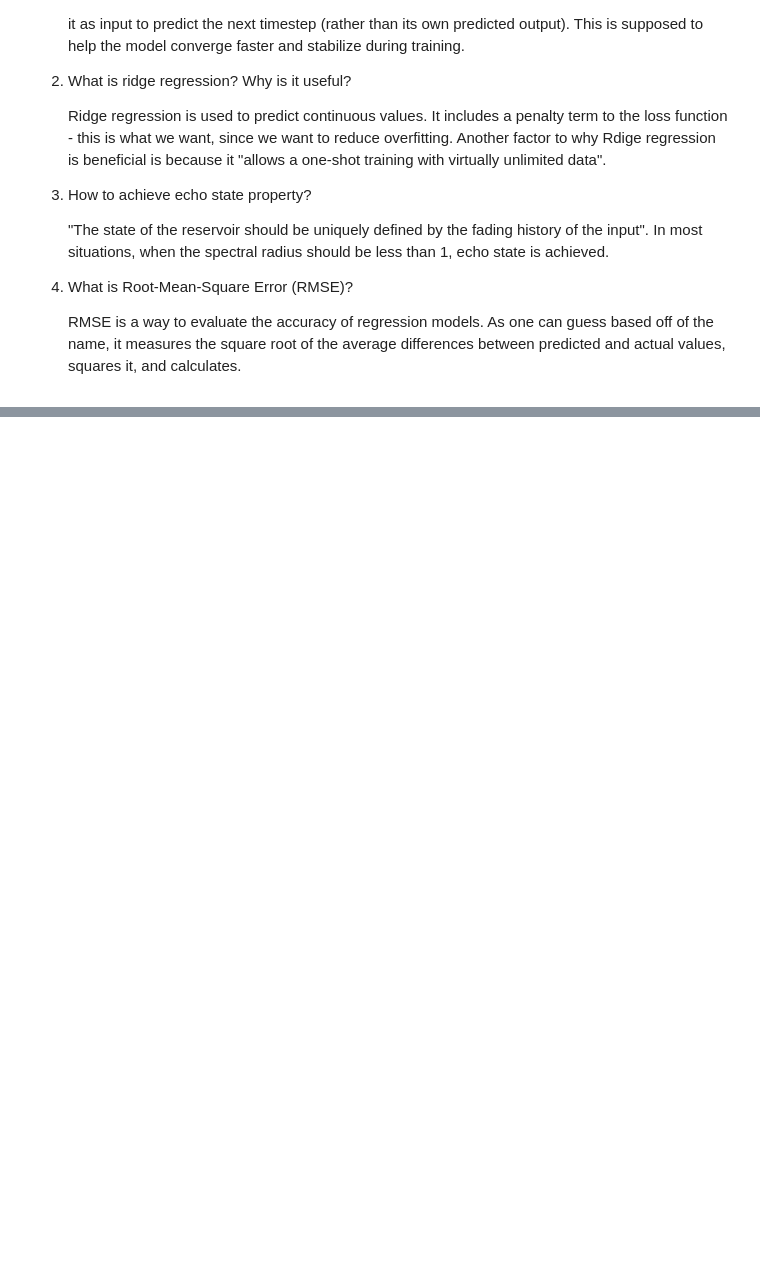
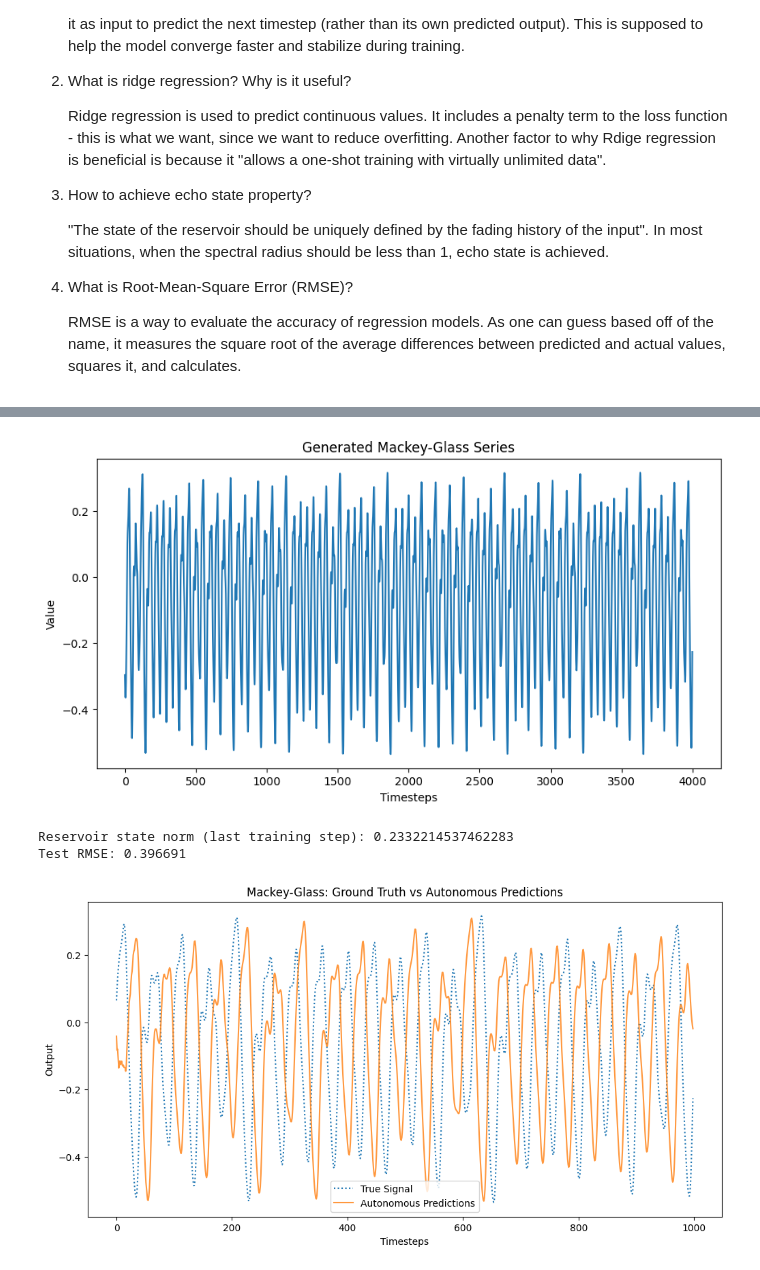
Before and after one commit to samlthelin/d7041e, a Jupyter notebook: Lab6/Samuel_Thelin_samthe1_LAB6.ipynb, the cells around one changed output, grey strips where cells are left out. Saved outputs shown, nothing was run; the diff lists cells and outputs as text; code cells hidden in the pictures; blank space fills up the shorter version.

```diff
--- a/Lab6/Samuel_Thelin_samthe1_LAB6.ipynb
+++ b/Lab6/Samuel_Thelin_samthe1_LAB6.ipynb
@@ -244,0 +280,59 @@ Mean RMSE Across All Predictions: 0.293678
+# %%
+# Generate Mackey-Glass Series
+length = 4000
+tau = 17
+y = mackey_glass(tau, length)
+
+# Plot the Mackey-Glass series
+plt.figure(figsize=(10, 5))
+plt.plot(y)
+plt.title("Generated Mackey-Glass Series")
+plt.xlabel("Timesteps")
+plt.ylabel("Value")
+plt.show()
+
+# Split data into training and testing
+train_size = 3000
+test_size = length - train_size
+X = y[:-1].reshape(-1,1)
+Y = y[1:].reshape(-1,1)
+X_train, Y_train = X[:train_size], Y[:train_size]
+X_test, Y_test = X[train_size:], Y[train_size:]
+
+# Define ESN parameters
+reservoir_dim = 1000
+spectral_radius = 0.95
+input_scaling = 0.5
+
+# Initialize and train the ESN
+esn = EchoStateNetwork(input_dim=1, reservoir_dim=reservoir_dim, output_dim=1,
+                       spectral_radius=spectral_radius, input_scaling=input_scaling)
+esn.fit(X_train, Y_train)
+
+# Debug: Inspect reservoir state at last training step
+last_reservoir_state = esn._update_reservoir(Y_train[-1], np.zeros(reservoir_dim))
+print(f"Reservoir state norm (last training step): {np.linalg.norm(last_reservoir_state)}")
+
+# Autonomous prediction
+initial_input = Y_train[-1]  # Start with the last ground truth value
+Y_autonomous = esn.predict_autonomous(initial_input, 999, last_reservoir_state)
+
+
+from sklearn.metrics import mean_squared_error
+rmse = np.sqrt(mean_squared_error(Y_test, Y_autonomous))
+print(f"Test RMSE: {rmse:.6f}")
+
+# Plot results
+plt.figure(figsize=(12, 6))
+plt.plot(Y_test, label="True Signal", linestyle="dotted")
+plt.plot(Y_autonomous, label="Autonomous Predictions", alpha=0.8)
+plt.title("Mackey-Glass: Ground Truth vs Autonomous Predictions")
+plt.xlabel("Timesteps")
+plt.ylabel("Output")
+plt.legend()
+plt.show()
+# %% [output]
+[figure, added]
+Reservoir state norm (last training step): 0.2332214537462283
+Test RMSE: 0.396691
+[figure, added]
```
Also changed, not shown: parts of 4 cells of this notebook.
